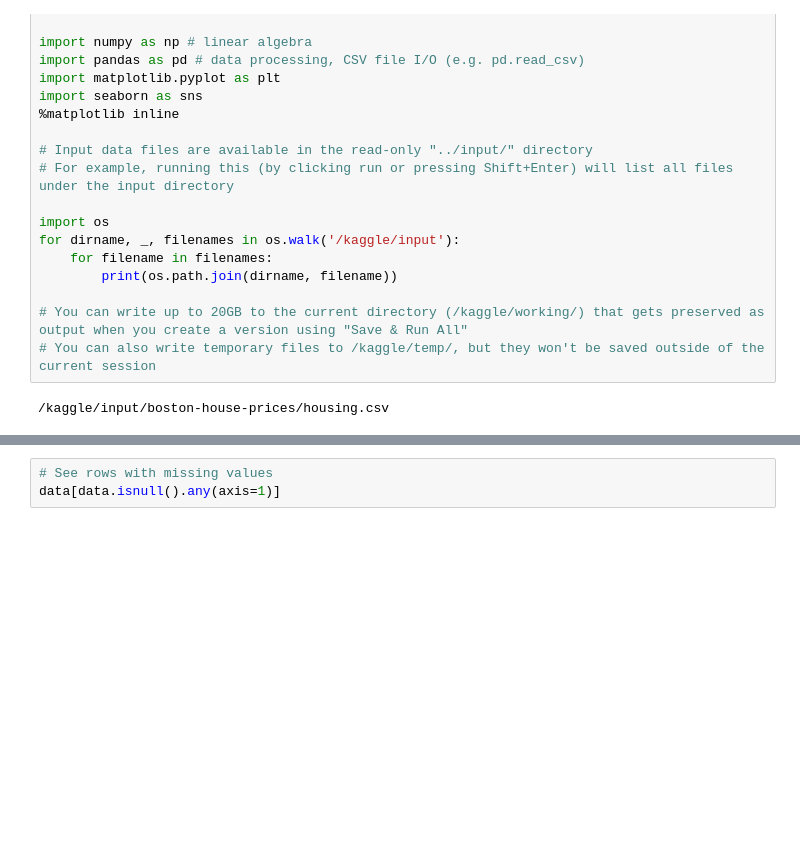
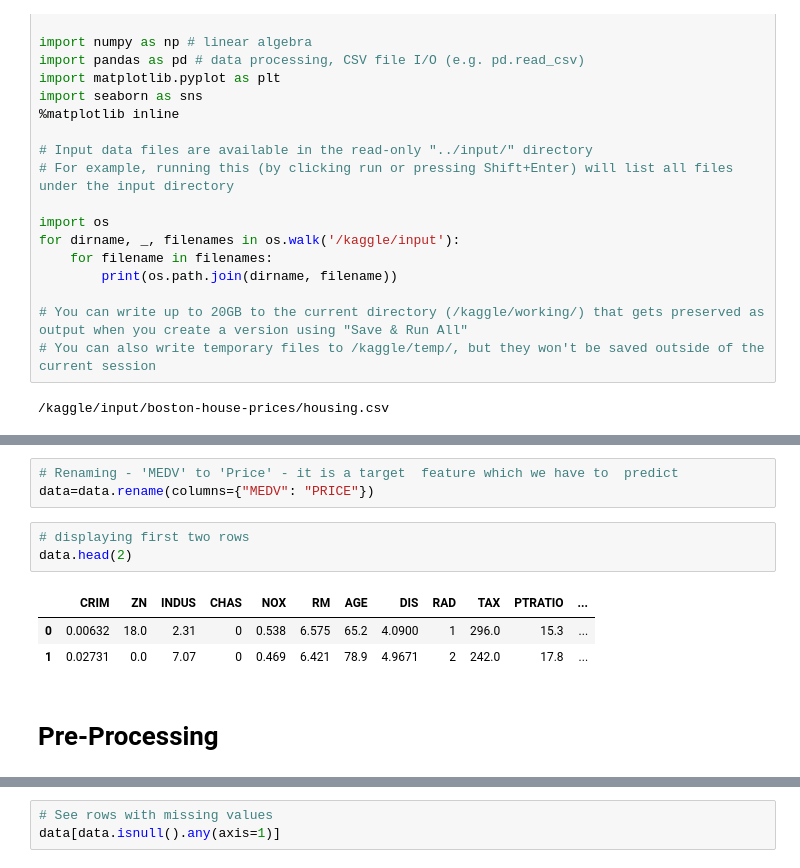
Before and after one commit to kumaramardeep342/Kaggle-Data-Science-Learning, a Jupyter notebook: boston-house-prices-am.ipynb, the cells around one changed output, grey strips where cells are left out. Cells and saved outputs as stored; diff of their text form; blank space fills up the shorter version.

```diff
--- a/boston-house-prices-am.ipynb
+++ b/boston-house-prices-am.ipynb
@@ -86,0 +71,12 @@ memory usage: 55.5 KB
+# %%
+# Renaming - 'MEDV' to 'Price' - it is a target  feature which we have to  predict
+data=data.rename(columns={"MEDV": "PRICE"})
+# %%
+# displaying first two rows
+data.head(2)
+# %% [output]
+|  | CRIM | ZN | INDUS | CHAS | NOX | RM | AGE | DIS | RAD | TAX | PTRATIO | ... |
+| 0 | 0.00632 | 18.0 | 2.31 | 0 | 0.538 | 6.575 | 65.2 | 4.0900 | 1 | 296.0 | 15.3 | ... |
+| 1 | 0.02731 | 0.0 | 7.07 | 0 | 0.469 | 6.421 | 78.9 | 4.9671 | 2 | 242.0 | 17.8 | ... |
+# %% [markdown]
+# Pre-Processing
```
Also changed, not shown: parts of 26 cells of this notebook.
